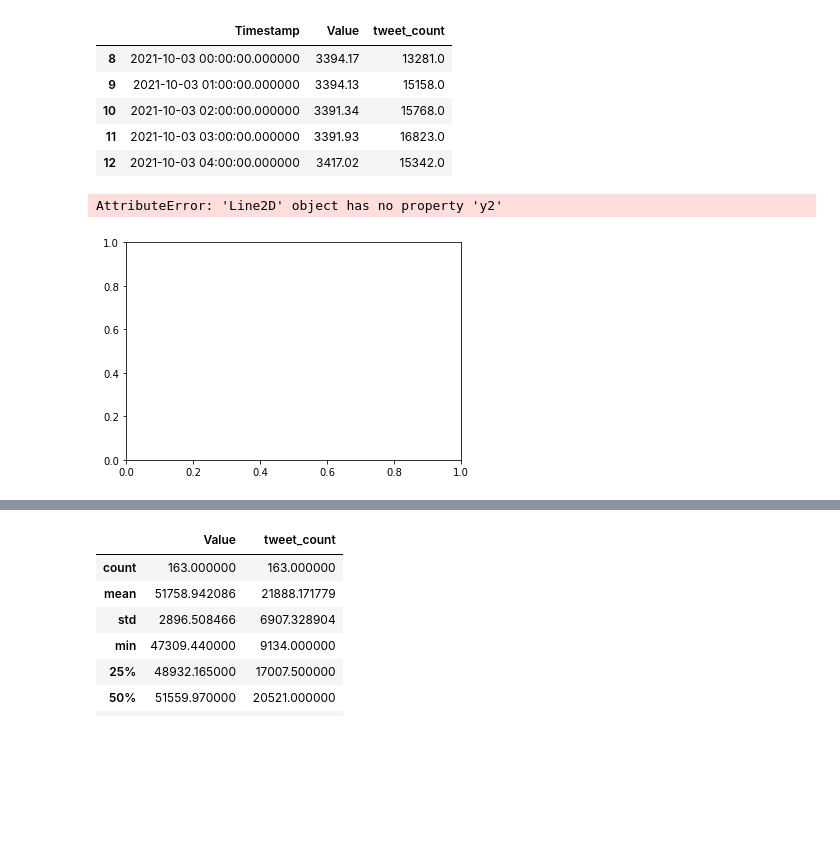
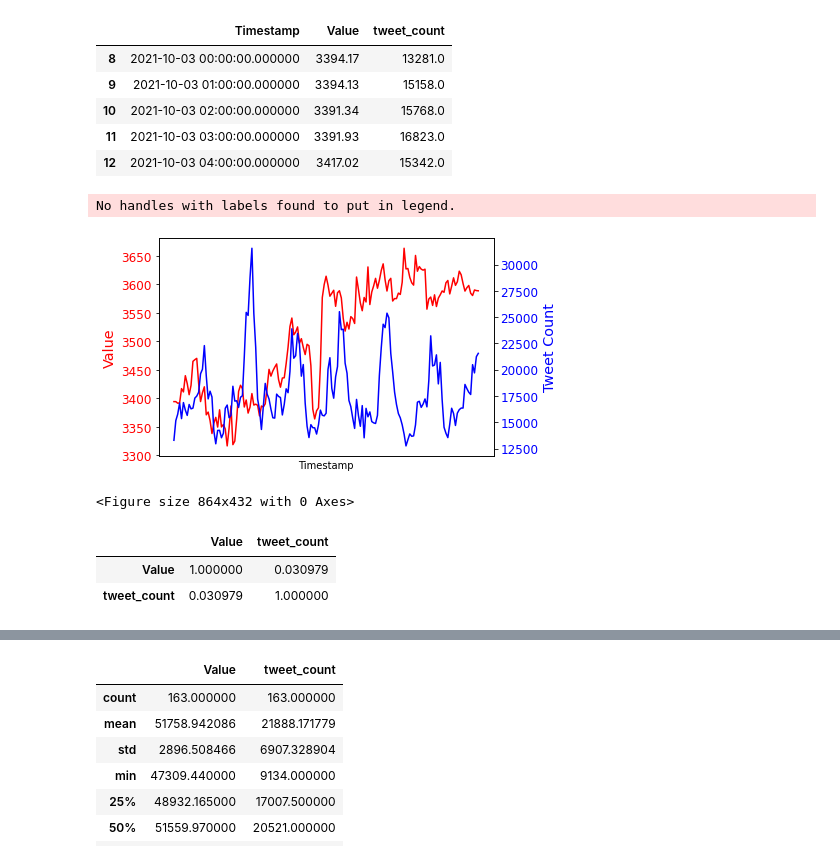
Before and after one commit to hieple24/Project_1, a Jupyter notebook: ETH/ETH_CONCAT_DFs.ipynb, the cells around one changed output, grey strips where cells are left out. Saved outputs shown, nothing was run; the diff lists cells and outputs as text; code cells hidden in the pictures; blank space fills up the shorter version.

Commit message:
added plotting data and brief correlation analysis for the remaining coins

```diff
--- a/ETH/ETH_CONCAT_DFs.ipynb
+++ b/ETH/ETH_CONCAT_DFs.ipynb
@@ -49,7 +53,36 @@ merged_df.head()
 | 11 | 2021-10-03 03:00:00.000000 | 3391.93 | 16823.0 |
 | 12 | 2021-10-03 04:00:00.000000 | 3417.02 | 15342.0 |
 # %%
-merged_df.plot(y="Value", y2="tweet_count", x="Timestamp", title= "Hourly BTC Price vs. Tweet Count")
+fig, ax_data = plt.subplots()
+
+fig = plt.figure(figsize=(12,6))
+
+ax_data.set_xlabel("Timestamp")
+
+ax_data.tick_params(axis="x", bottom=False, labelbottom=False)
+
+ax_data.set_ylabel("Value", color="red", size="x-large")
+
+ax_data.tick_params(axis="y", labelcolor="red", labelsize="large")
+
+ax_data.plot(merged_df["Timestamp"], merged_df["Value"], color="red")
+
+ax_tweet_count = ax_data.twinx()
+ax_tweet_count.set_ylabel("Tweet Count", color="blue", size="x-large")
+
+ax_tweet_count.tick_params(axis="y", labelcolor="blue", labelsize="large")
+ax_tweet_count.plot(merged_df["Timestamp"], merged_df["tweet_count"], color="blue")
+
+fig.legend(loc=1, bbox_to_anchor=(1,1), bbox_transform=ax_data.transAxes)
+
+plt.show()
 # %% [output]
-AttributeError: 'Line2D' object has no property 'y2'
+No handles with labels found to put in legend.
-[figure, old version]
+[figure, new version]
+<Figure size 864x432 with 0 Axes>
+# %%
+merged_df.corr()
+# %% [output]
+|  | Value | tweet_count |
+| Value | 1.000000 | 0.030979 |
+| tweet_count | 0.030979 | 1.000000 |
```
Also changed, not shown: parts of 2 cells of this notebook, 3 other files.
